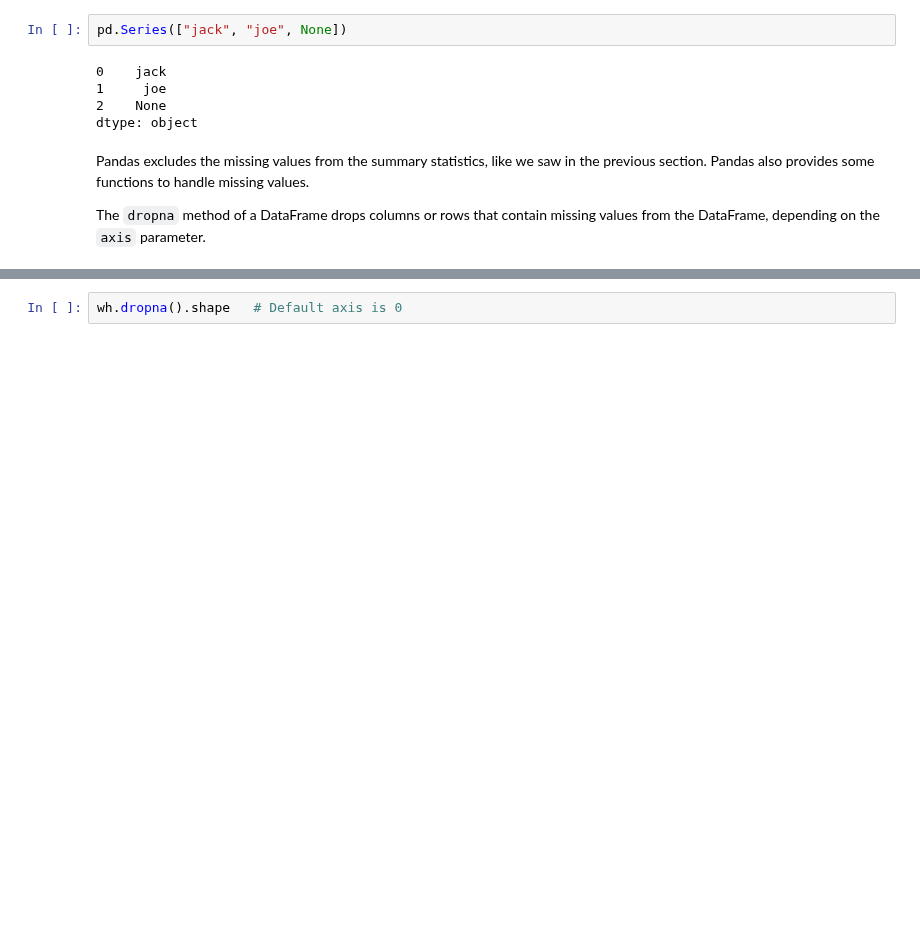
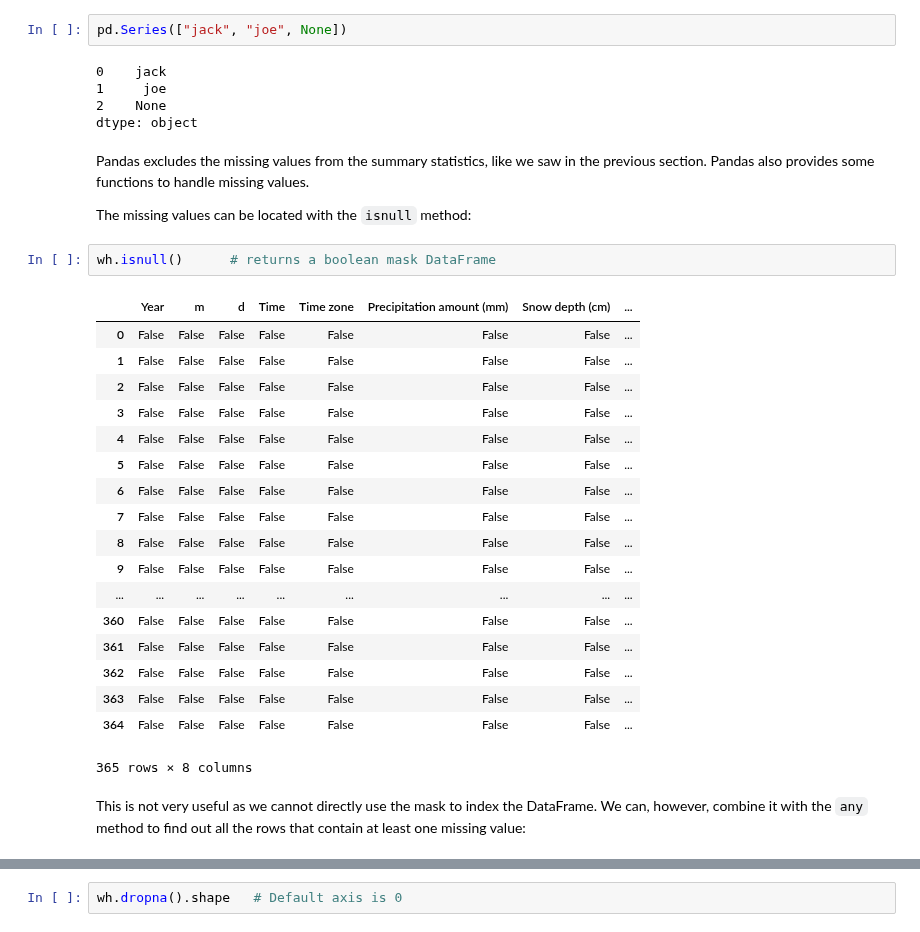
Before and after one commit to jttoivon/data-analysis-with-python-spring-2019, a Jupyter notebook: pandas.ipynb, the cells around one changed output, grey strips where cells are left out. Saved outputs shown, nothing was run; the diff lists cells and outputs as text; blank space fills up the shorter version.

```diff
--- a/pandas.ipynb
+++ b/pandas.ipynb
@@ -274,4 +450,27 @@ dtype: object
 # %% [markdown]
 Pandas excludes the missing values from the summary statistics, like we saw in the previous section. Pandas also provides some functions to handle missing values.
 
-The `dropna` method of a DataFrame drops columns or rows that contain missing values from the DataFrame, depending on the `axis` parameter.
+The missing values can be located with the `isnull` method:
+# %%
+wh.isnull()      # returns a boolean mask DataFrame
+# %% [output]
+|  | Year | m | d | Time | Time zone | Precipitation amount (mm) | Snow depth (cm) | ... |
+| 0 | False | False | False | False | False | False | False | ... |
+| 1 | False | False | False | False | False | False | False | ... |
+| 2 | False | False | False | False | False | False | False | ... |
+| 3 | False | False | False | False | False | False | False | ... |
+| 4 | False | False | False | False | False | False | False | ... |
+| 5 | False | False | False | False | False | False | False | ... |
+| 6 | False | False | False | False | False | False | False | ... |
+| 7 | False | False | False | False | False | False | False | ... |
+| 8 | False | False | False | False | False | False | False | ... |
+| 9 | False | False | False | False | False | False | False | ... |
+| ... | ... | ... | ... | ... | ... | ... | ... | ... |
+| 360 | False | False | False | False | False | False | False | ... |
+| 361 | False | False | False | False | False | False | False | ... |
+| 362 | False | False | False | False | False | False | False | ... |
+| 363 | False | False | False | False | False | False | False | ... |
+| 364 | False | False | False | False | False | False | False | ... |
+365 rows × 8 columns
+# %% [markdown]
+This is not very useful as we cannot directly use the mask to index the DataFrame. We can, however, combine it with the `any` method to find out all the rows that contain at least one missing value:
```
Also changed, not shown: parts of 88 cells of this notebook.
